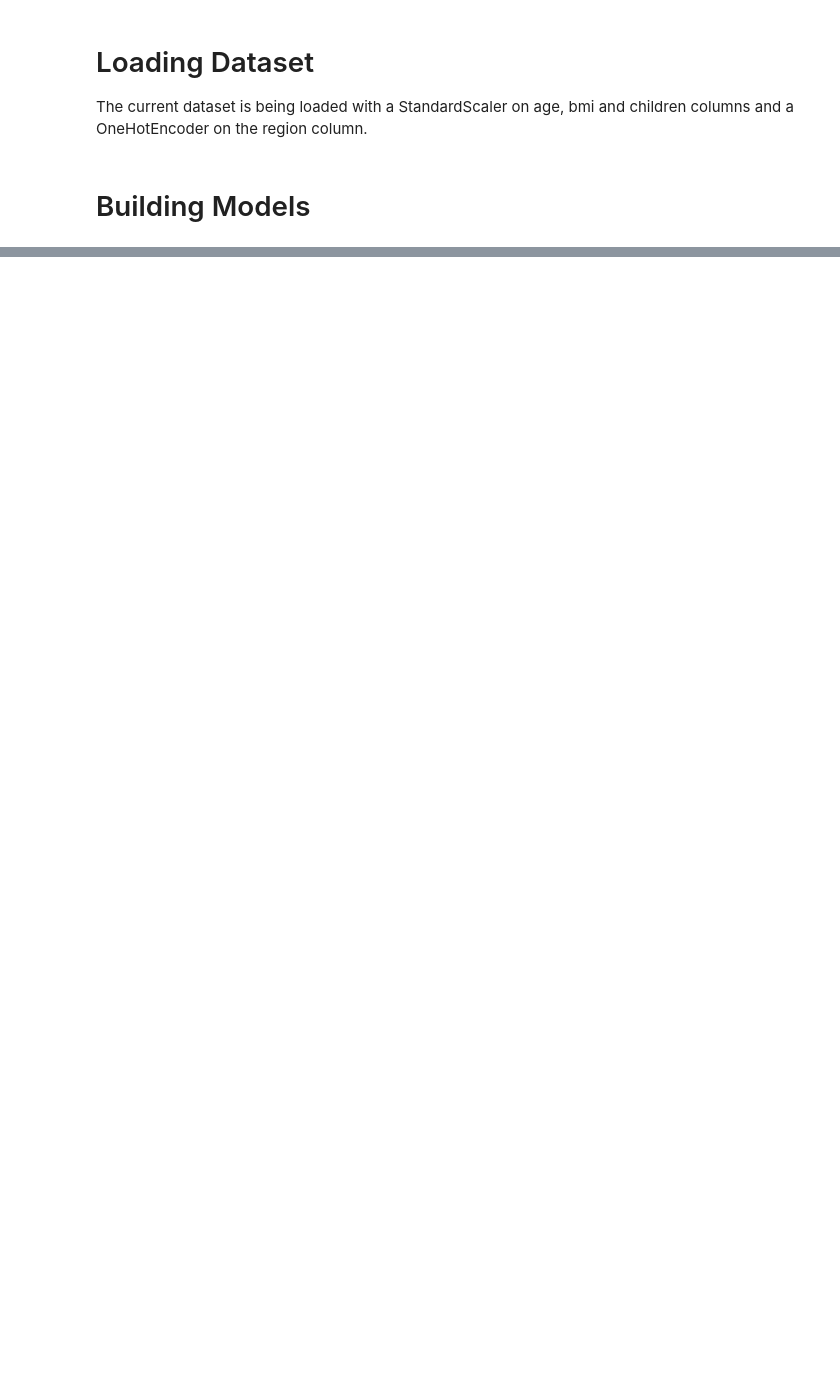
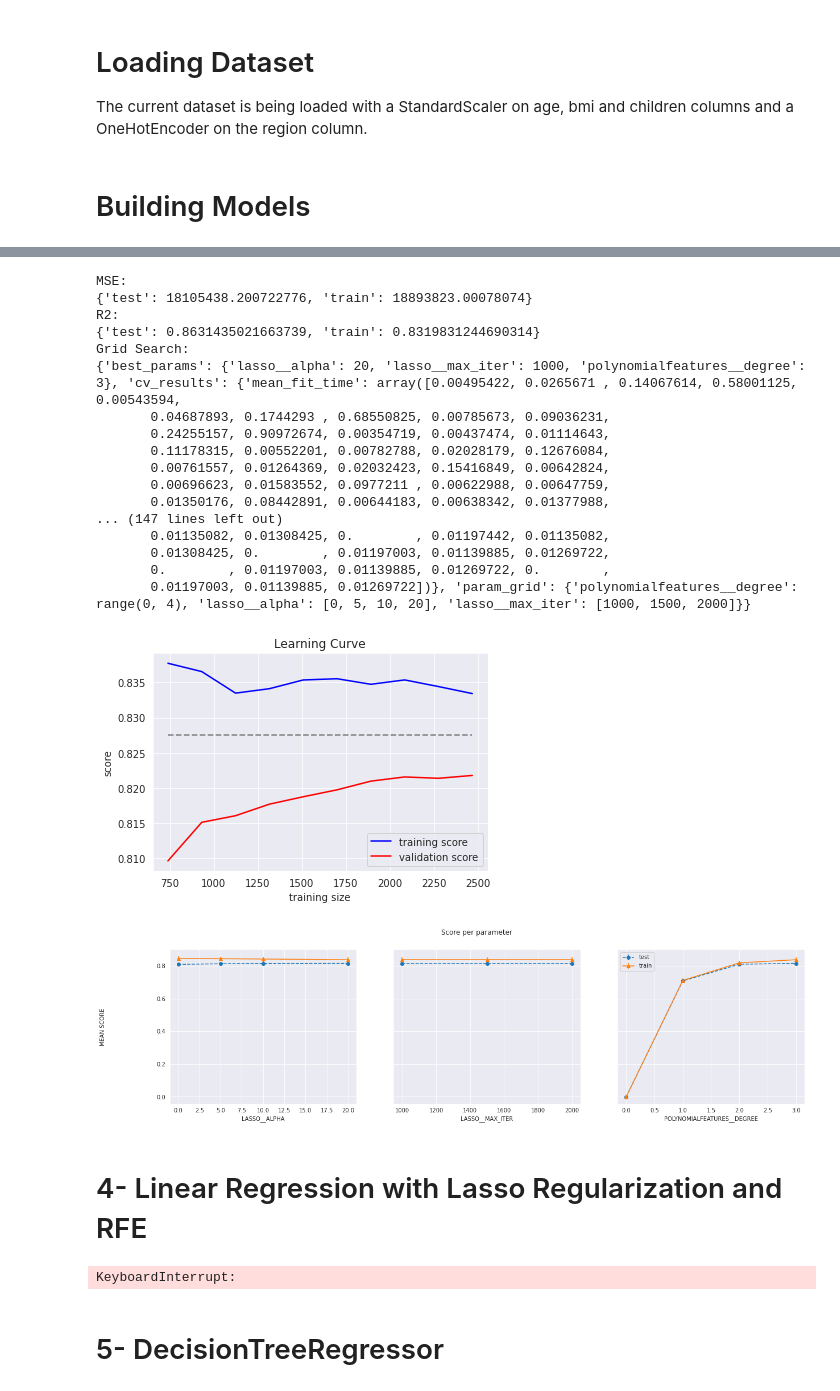
Before and after one commit to allonios/health_insurance_cost_prediction, a Jupyter notebook: training.ipynb, the cells around one changed output, grey strips where cells are left out. Cells and saved outputs as stored; diff of their text form; code cells hidden in the pictures; blank space fills up the shorter version.

```diff
--- a/training.ipynb
+++ b/training.ipynb
@@ -228,0 +132,72 @@ model
+# %%
+lr_lasso = generate_model_summary(
+    "lr_lasso",
+    Lasso(),
+    X_train,
+    X_test,
+    y_train,
+    y_test,
+    polynomial_features={"degree": 2},
+    grid_search={
+        "param_grid": {
+            "polynomialfeatures__degree": range(4),
+            "lasso__alpha": [0, 5, 10, 20],
+            "lasso__max_iter": [1000, 1500, 2000],
+        },
+        "n_jobs": 3
+    },
+    learning_curve={
+        "train_sizes": np.linspace(0.3, 1, 10)
+    },
+)
+# %%
+lr_lasso.to_json("dist/result.json")
+lr_lasso.display()
+# %% [output]
+MSE:
+{'test': 18105438.200722776, 'train': 18893823.00078074}
+R2:
+{'test': 0.8631435021663739, 'train': 0.8319831244690314}
+Grid Search:
+{'best_params': {'lasso__alpha': 20, 'lasso__max_iter': 1000, 'polynomialfeatures__degree': 3}, 'cv_results': {'mean_fit_time': array([0.00495422, 0.0265671 , 0.14067614, 0.58001125, 0.00543594,
+       0.04687893, 0.1744293 , 0.68550825, 0.00785673, 0.09036231,
+       0.24255157, 0.90972674, 0.00354719, 0.00437474, 0.01114643,
+       0.11178315, 0.00552201, 0.00782788, 0.02028179, 0.12676084,
+       0.00761557, 0.01264369, 0.02032423, 0.15416849, 0.00642824,
+       0.00696623, 0.01583552, 0.0977211 , 0.00622988, 0.00647759,
+       0.01350176, 0.08442891, 0.00644183, 0.00638342, 0.01377988,
+... (147 lines left out)
+       0.01135082, 0.01308425, 0.        , 0.01197442, 0.01135082,
+       0.01308425, 0.        , 0.01197003, 0.01139885, 0.01269722,
+       0.        , 0.01197003, 0.01139885, 0.01269722, 0.        ,
+       0.01197003, 0.01139885, 0.01269722])}, 'param_grid': {'polynomialfeatures__degree': range(0, 4), 'lasso__alpha': [0, 5, 10, 20], 'lasso__max_iter': [1000, 1500, 2000]}}
+[figure, added]
+[figure, added]
+# %% [markdown]
+# 4- Linear Regression with Lasso Regularization and RFE
+# %%
+lr_lasso_rfe = generate_model_summary(
+    "lr_lasso_rfe",
+    Lasso(),
+    X_train,
+    X_test,
+    y_train,
+    y_test,
+    polynomial_features={"degree": 2},
+    rfe={
+        "estimator": Ridge(),
+    },
+    grid_search={
+        "param_grid": {
+            "polynomialfeatures__degree": range(4),
+            "lasso__alpha": [0, 5, 10, 20],
+            "lasso__max_iter": [1000, 1500, 2000],
+        },
+        "n_jobs": 3
+    },
+    learning_curve={
+        "train_sizes": np.linspace(0.3, 1, 10)
+    },
+)
+# %% [output]
+KeyboardInterrupt:
@@ -228,0 +207,2 @@ model
+# %% [markdown]
+# 5- DecisionTreeRegressor
```
Also changed, not shown: parts of 71 cells of this notebook.
